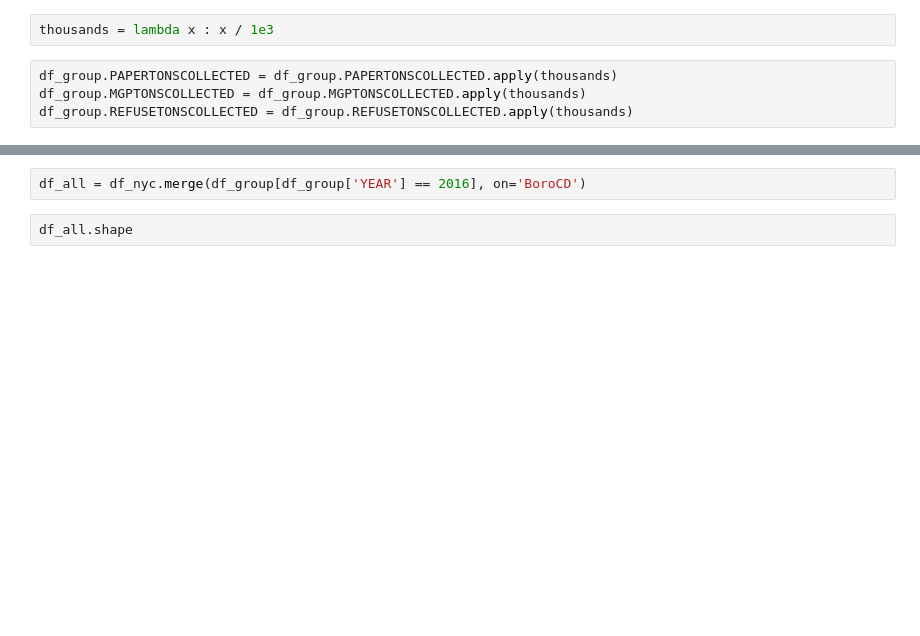
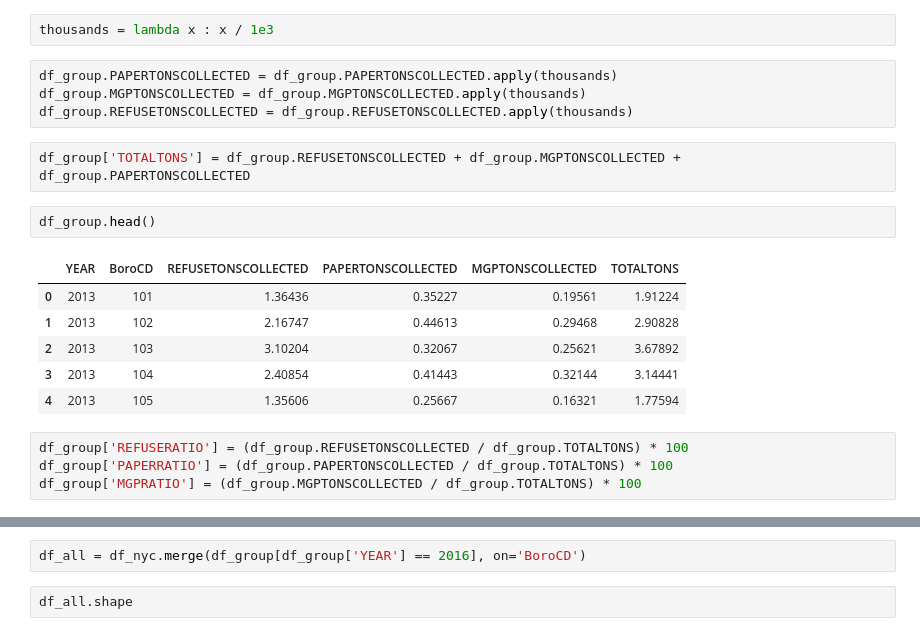
Before and after one commit to qiuyliu/PUI2017_uc288, a Jupyter notebook: HW8_uc288/HW8_uc288.ipynb, the cells around one changed output, grey strips where cells are left out. Saved outputs shown, nothing was run; the diff lists cells and outputs as text; blank space fills up the shorter version.

```diff
--- a/HW8_uc288/HW8_uc288.ipynb
+++ b/HW8_uc288/HW8_uc288.ipynb
@@ -113,3 +113,18 @@ thousands = lambda x : x / 1e3
 df_group.PAPERTONSCOLLECTED = df_group.PAPERTONSCOLLECTED.apply(thousands)
 df_group.MGPTONSCOLLECTED = df_group.MGPTONSCOLLECTED.apply(thousands)
 df_group.REFUSETONSCOLLECTED = df_group.REFUSETONSCOLLECTED.apply(thousands)
+# %%
+df_group['TOTALTONS'] = df_group.REFUSETONSCOLLECTED + df_group.MGPTONSCOLLECTED + df_group.PAPERTONSCOLLECTED
+# %%
+df_group.head()
+# %% [output]
+|  | YEAR | BoroCD | REFUSETONSCOLLECTED | PAPERTONSCOLLECTED | MGPTONSCOLLECTED | TOTALTONS |
+| 0 | 2013 | 101 | 1.36436 | 0.35227 | 0.19561 | 1.91224 |
+| 1 | 2013 | 102 | 2.16747 | 0.44613 | 0.29468 | 2.90828 |
+| 2 | 2013 | 103 | 3.10204 | 0.32067 | 0.25621 | 3.67892 |
+| 3 | 2013 | 104 | 2.40854 | 0.41443 | 0.32144 | 3.14441 |
+| 4 | 2013 | 105 | 1.35606 | 0.25667 | 0.16321 | 1.77594 |
+# %%
+df_group['REFUSERATIO'] = (df_group.REFUSETONSCOLLECTED / df_group.TOTALTONS) * 100
+df_group['PAPERRATIO'] = (df_group.PAPERTONSCOLLECTED / df_group.TOTALTONS) * 100
+df_group['MGPRATIO'] = (df_group.MGPTONSCOLLECTED / df_group.TOTALTONS) * 100
```
Also changed, not shown: parts of 11 cells of this notebook, 3 other files.
